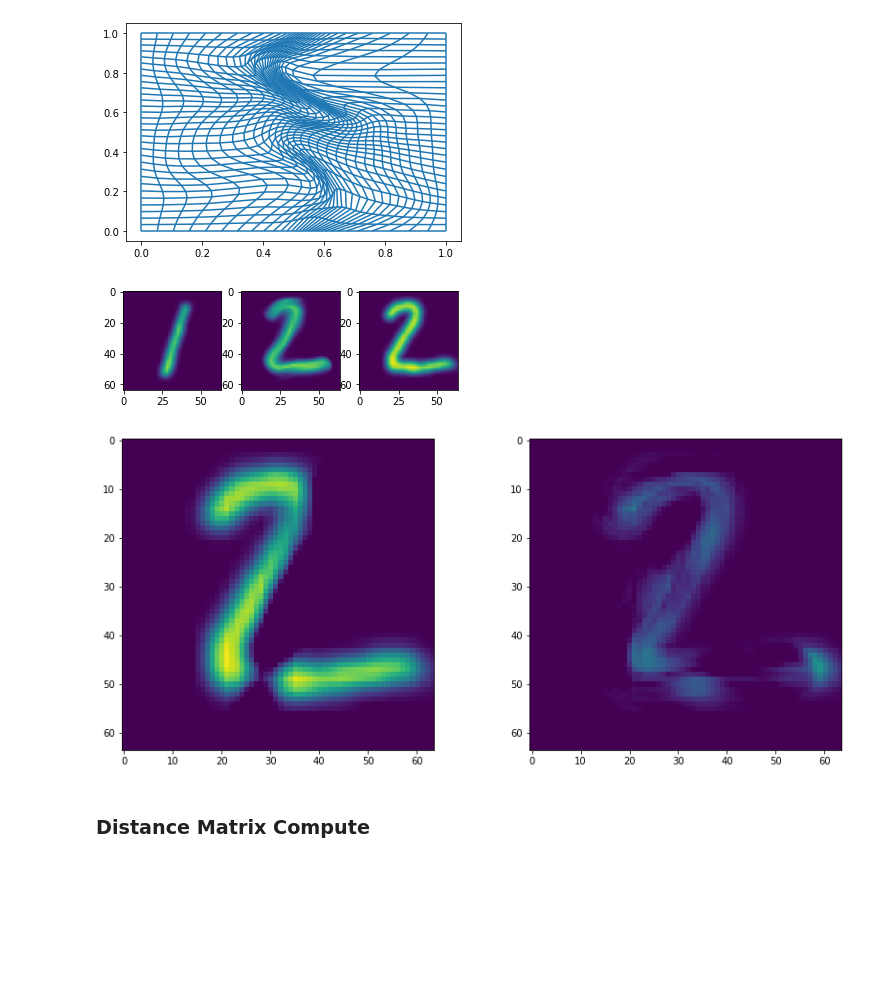
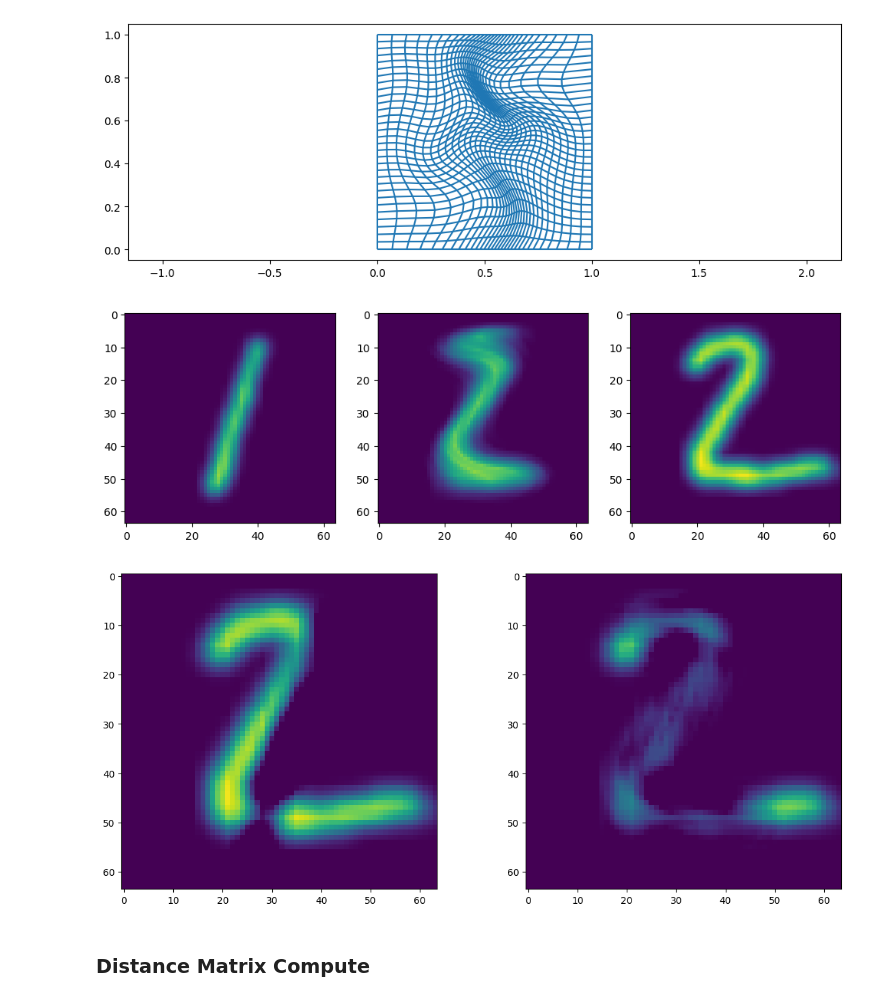
Before and after one commit to jorgenriseth/deepshape, a Jupyter notebook: example-notebooks/Digit Matching.ipynb, the cells around one changed output. Cells and saved outputs as stored; diff of their text form; code cells hidden in the pictures; blank space fills up the shorter version.

```diff
--- a/example-notebooks/Digit Matching.ipynb
+++ b/example-notebooks/Digit Matching.ipynb
@@ -111,0 +72,18 @@ for i in range(101):
+# %%
+device = torch.device("cuda:0" if torch.cuda.is_available() else "cpu")
+
+# Define reparametrization-network
+RN = ReparametrizationNetwork(nn.ModuleList(
+    [PalaisLayer(3) for _ in range(20)]
+)).to(device)
+
+loss_func = SingleComponentLoss(q, r, k=32).to(device)
+
+# Define optimizer and learning rate scheduler
+optimizer = optim.LBFGS(RN.parameters(), lr=1.0, max_iter=100, line_search_fn="strong_wolfe")
+# optimizer = optim.Adam(RN.parameters(), lr=1e-3)
+
+# Train and store convergence
+errors = reparametrize(q, r, RN, loss_func, optimizer, 200, Logger(5))#, scheduler=scheduler)
+
+RN.to("cpu"), loss_func.to("cpu");
@@ -112,32 +108,29 @@ for i in range(101):
 # %%
-u = lambda x: RN(x)[0]
+u = lambda x: RN(x)
 plot_diffeomorphism(u, k=32)
+plt.axis("equal")
 
 fphi = f.compose(u)
 gphi = g.compose(u)
 
 Zff = fphi(X).view(k, k, 3).detach().numpy()
 Zgg = gphi(X).view(k, k, 3).detach().numpy()
+
+fig, (ax1, ax2 , ax3)= plt.subplots(1, 3)
+ax3.imshow(Zf[2], vmin=0., vmax=1.)
+ax2.imshow(Zgg[..., 2], vmin=0., vmax=1.)
+# plot_diffeomorphism(k=32, ax=ax2)
+ax1.imshow(Zg[2],  vmin=0., vmax=1.)
+plt.show()
+
+fig, (ax1, ax3,)= plt.subplots(1, 2, figsize=(14, 6))
+ax1.imshow(Zf[2] - Zg[2], vmin=0., vmax=1.)
+# plot_diffeomorphism(u, k=32, ax=ax2)
+ax3.imshow(Zf[2] - Zgg[..., 2], vmin=0., vmax=1.)
+plt.show()
 # %% [output]
-[figure, old version]
+[figure, new version]
+[figure, added]
+[figure, added]
-# %%
-Zff = fphi(X).view(k, k, 3).detach().numpy()
-Zgg = gphi(X).view(k, k, 3).detach().numpy()
-
-fig, (ax1, ax2 , ax3)= plt.subplots(1, 3)
-ax3.imshow(Zf[2], vmin=0., vmax=1.)
-ax2.imshow(Zgg[..., 2], vmin=0., vmax=1.)
-# plot_diffeomorphism(k=32, ax=ax2)
-ax1.imshow(Zg[2],  vmin=0., vmax=1.)
-plt.show()
-
-fig, (ax1, ax3,)= plt.subplots(1, 2, figsize=(14, 6))
-ax1.imshow(Zf[2] - Zg[2], vmin=0., vmax=1.)
-# plot_diffeomorphism(u, k=32, ax=ax2)
-ax3.imshow(Zf[2] - Zgg[..., 2], vmin=0., vmax=1.)
-plt.show()
-# %% [output]
-[figure, removed]
-[figure, removed]
 # %% [markdown]
 ### Distance Matrix Compute
```
Also changed, not shown: parts of 10 cells of this notebook, 5 other files.
